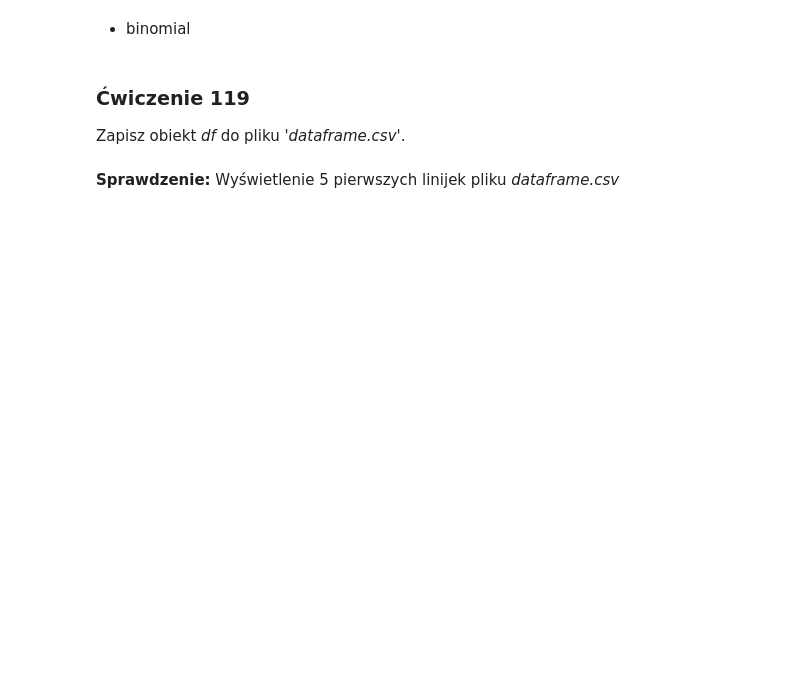
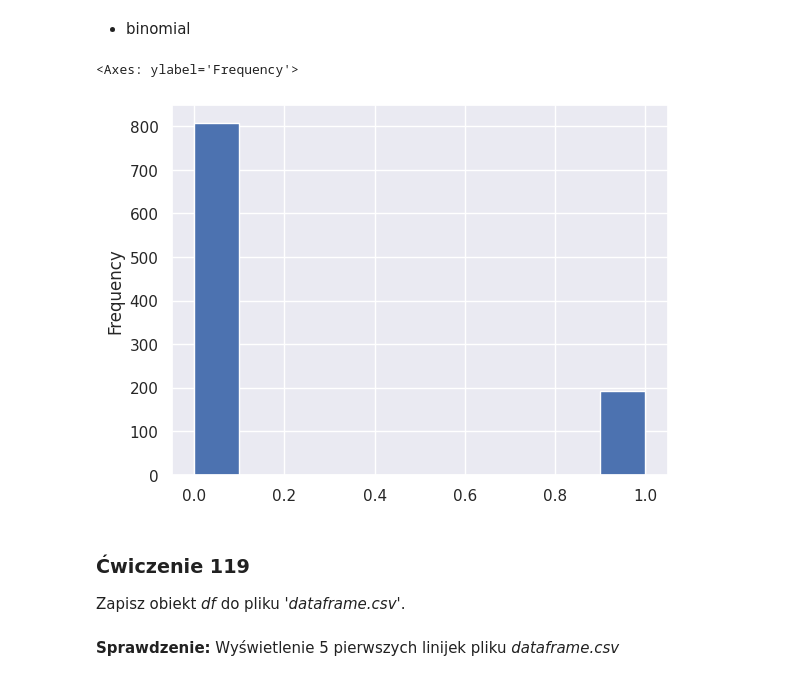
Before and after one commit to Krzesimir13/Data-Science, a Jupyter notebook: 111_120_exercises.ipynb, the cells around one changed output. Drawn from its saved outputs; the diff is of its cells as text; code cells hidden in the pictures; blank space fills up the shorter version.

```diff
--- a/111_120_exercises.ipynb
+++ b/111_120_exercises.ipynb
@@ -176,3 +314,8 @@ Używając meteody _pd.DataFrame.plot_ zbuduj histogramy dla kolejnych trzech zm
+# %%
+df['binomial'].plot(kind='hist')
+# %% [output]
+<Axes: ylabel='Frequency'>
+[figure, added]
 # %% [markdown]
 ### <a name='9'></a> Ćwiczenie 119
 Zapisz obiekt _df_ do pliku _'dataframe.csv'_.
```
Also changed, not shown: parts of 31 cells of this notebook.
